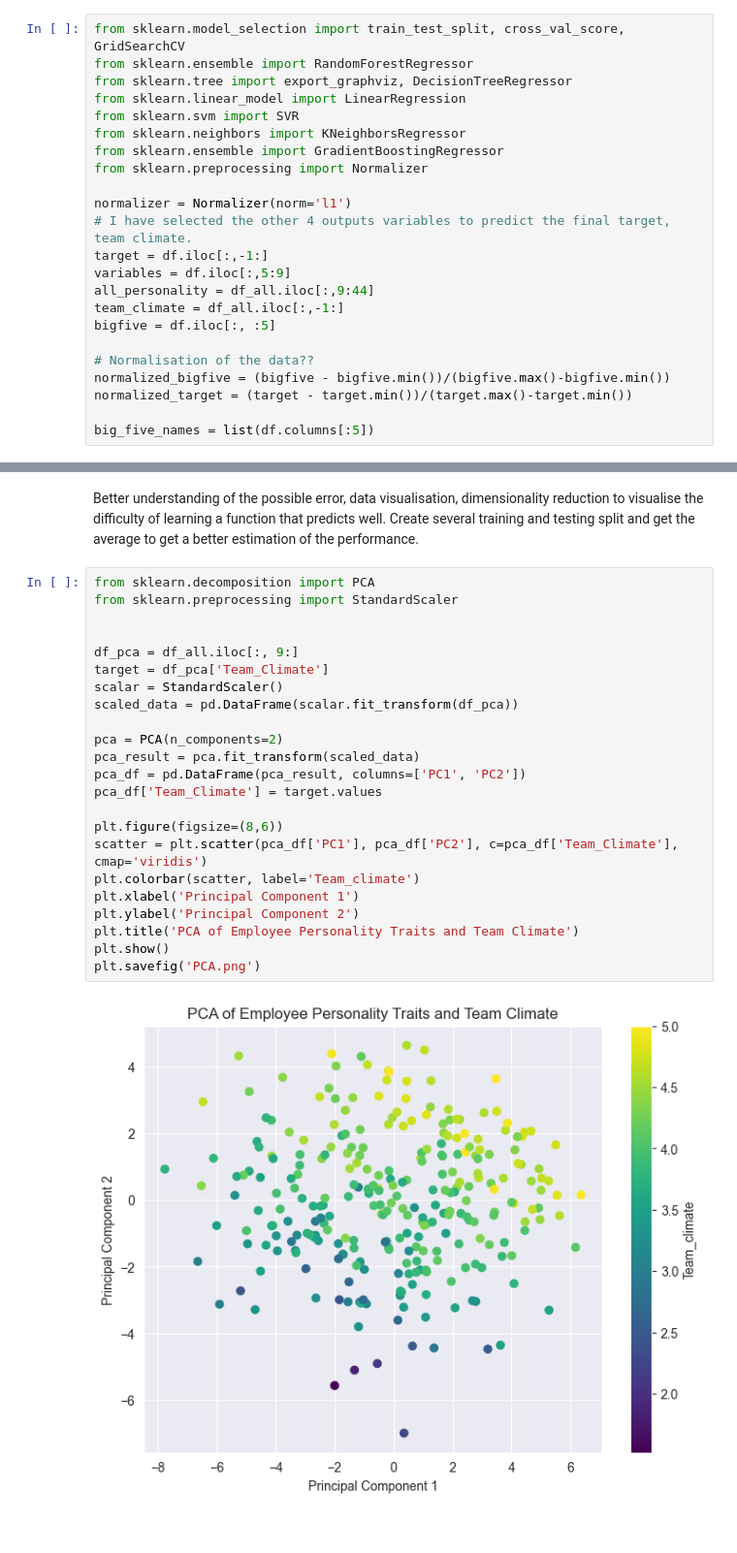
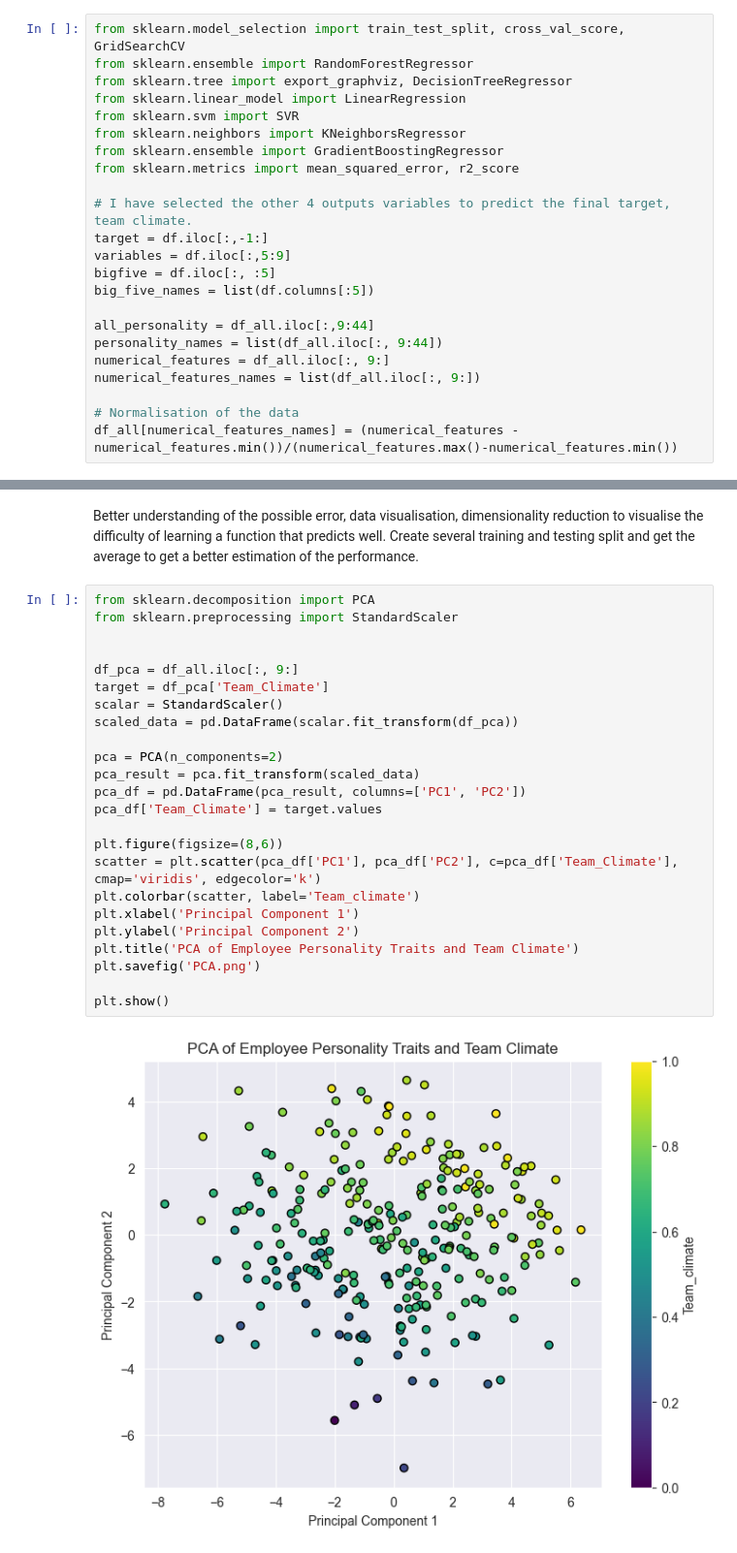
Before and after one commit to moon1201/PersonalityAndTeamClimate, a Jupyter notebook: Modeling.ipynb, the cells around one changed output, grey strips where cells are left out. Shown at 97% size. Drawn from its saved outputs; the diff is of its cells as text.

```diff
--- a/Modeling.ipynb
+++ b/Modeling.ipynb
@@ -18,18 +18,18 @@ from sklearn.linear_model import LinearRegression
 from sklearn.svm import SVR
 from sklearn.neighbors import KNeighborsRegressor
 from sklearn.ensemble import GradientBoostingRegressor
-from sklearn.preprocessing import Normalizer
+from sklearn.metrics import mean_squared_error, r2_score
 
-normalizer = Normalizer(norm='l1')
 # I have selected the other 4 outputs variables to predict the final target, team climate.
 target = df.iloc[:,-1:]
 variables = df.iloc[:,5:9]
+bigfive = df.iloc[:, :5]
+big_five_names = list(df.columns[:5])
+
 all_personality = df_all.iloc[:,9:44]
-team_climate = df_all.iloc[:,-1:]
-bigfive = df.iloc[:, :5]
+personality_names = list(df_all.iloc[:, 9:44])
+numerical_features = df_all.iloc[:, 9:]
+numerical_features_names = list(df_all.iloc[:, 9:])
 
-# Normalisation of the data??
-normalized_bigfive = (bigfive - bigfive.min())/(bigfive.max()-bigfive.min())
-normalized_target = (target - target.min())/(target.max()-target.min())
-
-big_five_names = list(df.columns[:5])
+# Normalisation of the data
+df_all[numerical_features_names] = (numerical_features - numerical_features.min())/(numerical_features.max()-numerical_features.min())
@@ -215,25 +226,26 @@ Create several training and testing split and get the average to get a better es
 # %%
 from sklearn.decomposition import PCA
 from sklearn.preprocessing import StandardScaler
 
 
 df_pca = df_all.iloc[:, 9:]
 target = df_pca['Team_Climate']
 scalar = StandardScaler()
 scaled_data = pd.DataFrame(scalar.fit_transform(df_pca))
 
 pca = PCA(n_components=2)
 pca_result = pca.fit_transform(scaled_data)
 pca_df = pd.DataFrame(pca_result, columns=['PC1', 'PC2'])
 pca_df['Team_Climate'] = target.values
 
 plt.figure(figsize=(8,6))
-scatter = plt.scatter(pca_df['PC1'], pca_df['PC2'], c=pca_df['Team_Climate'], cmap='viridis')
+scatter = plt.scatter(pca_df['PC1'], pca_df['PC2'], c=pca_df['Team_Climate'], cmap='viridis', edgecolor='k')
 plt.colorbar(scatter, label='Team_climate')
 plt.xlabel('Principal Component 1')
 plt.ylabel('Principal Component 2')
 plt.title('PCA of Employee Personality Traits and Team Climate')
+plt.savefig('PCA.png')
+
 plt.show()
-plt.savefig('PCA.png')
 # %% [output]
-[figure, old version]
+[figure, new version]
```
Also changed, not shown: parts of 26 cells of this notebook, 2 other files.
